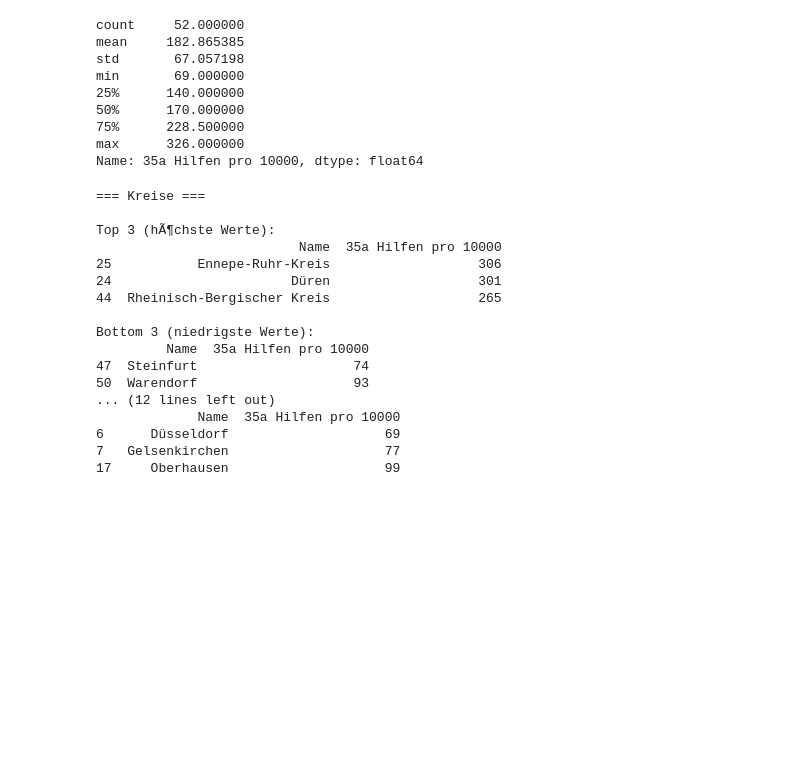
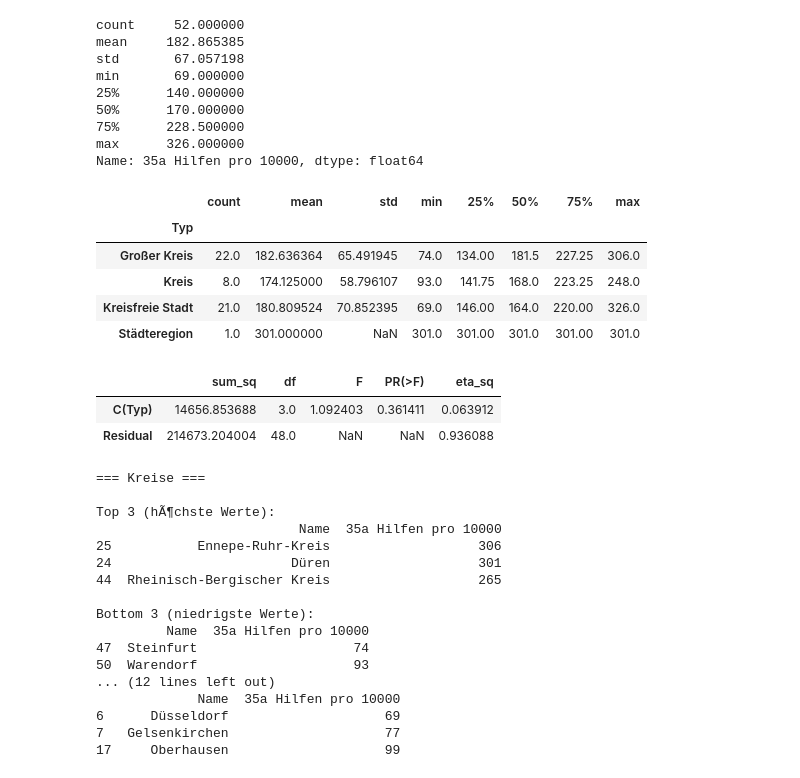
Before and after one commit to Inab1993/Regressionsmodelle_fuer_EGH-Leistungen, a Jupyter notebook: analysis/hilfen_analyse.ipynb, the cells around one changed output. Cells and saved outputs as stored; diff of their text form; code cells hidden in the pictures; blank space fills up the shorter version.

```diff
--- a/analysis/hilfen_analyse.ipynb
+++ b/analysis/hilfen_analyse.ipynb
@@ -29,6 +29,27 @@ min       69.000000
 75%      228.500000
 max      326.000000
 Name: 35a Hilfen pro 10000, dtype: float64
+# %%
+df.groupby("Typ")["35a Hilfen pro 10000"].describe()
+# %% [output]
+|  | count | mean | std | min | 25% | 50% | 75% | max |
+| Typ |  |  |  |  |  |  |  |  |
+| Großer Kreis | 22.0 | 182.636364 | 65.491945 | 74.0 | 134.00 | 181.5 | 227.25 | 306.0 |
+| Kreis | 8.0 | 174.125000 | 58.796107 | 93.0 | 141.75 | 168.0 | 223.25 | 248.0 |
+| Kreisfreie Stadt | 21.0 | 180.809524 | 70.852395 | 69.0 | 146.00 | 164.0 | 220.00 | 326.0 |
+| Städteregion | 1.0 | 301.000000 | NaN | 301.0 | 301.00 | 301.0 | 301.00 | 301.0 |
+# %%
+import statsmodels.api as sm
+import statsmodels.formula.api as smf
+
+m = smf.ols('Q("35a Hilfen pro 10000") ~ C(Typ)', data=df).fit()
+anova = sm.stats.anova_lm(m, typ=2)
+anova["eta_sq"] = anova["sum_sq"] / anova["sum_sq"].sum()
+anova
+# %% [output]
+|  | sum_sq | df | F | PR(>F) | eta_sq |
+| C(Typ) | 14656.853688 | 3.0 | 1.092403 | 0.361411 | 0.063912 |
+| Residual | 214673.204004 | 48.0 | NaN | NaN | 0.936088 |
 # %%
 #top_bottom_n(df, "35a Hilfen pro 10000", n=5)
 top_bottom_n_split(df, "35a Hilfen pro 10000", n=3)
```
Also changed, not shown: parts of 1 cell of this notebook, 24 other files.
